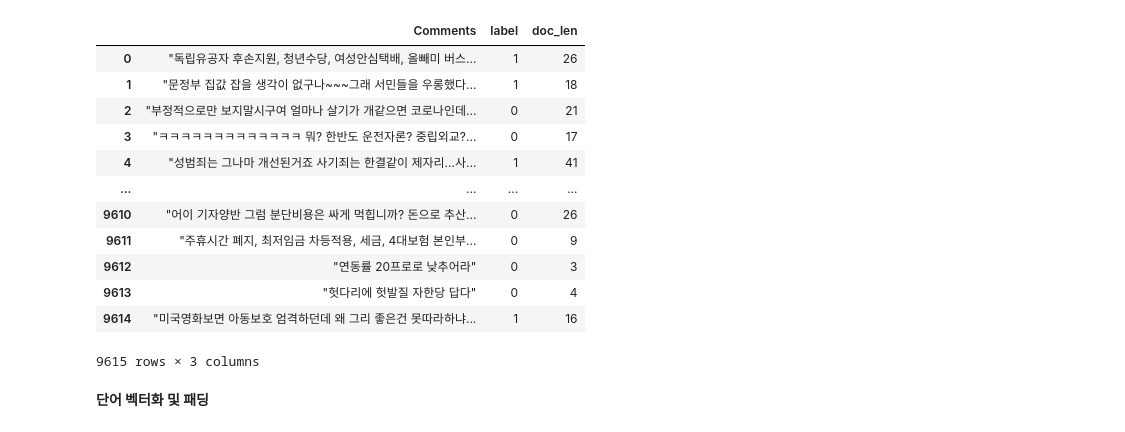
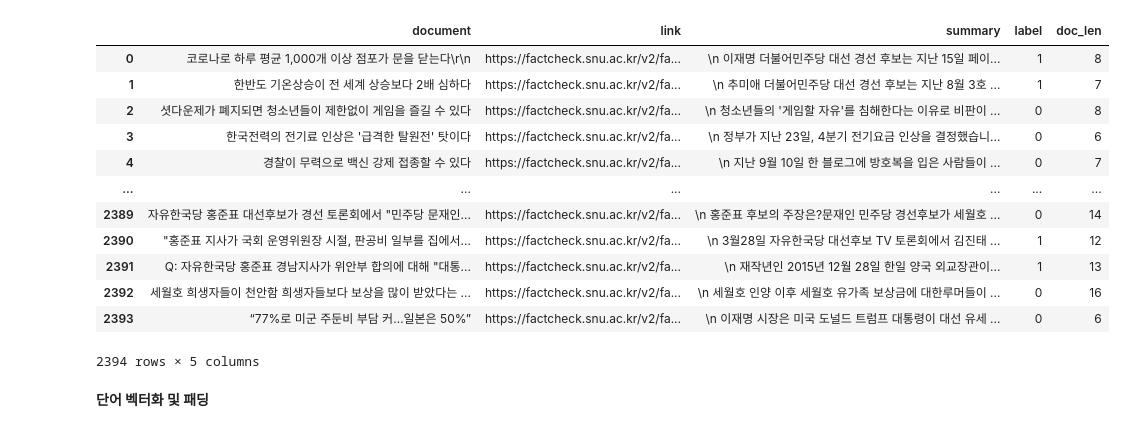
Before and after one commit to dltmdgh579/FactCheck_Service, a Jupyter notebook: Web_Server.ipynb, the cells around one changed output. Drawn from its saved outputs; the diff is of its cells as text; code cells hidden in the pictures.

```diff
--- a/Web_Server.ipynb
+++ b/Web_Server.ipynb
@@ -95,8 +101,8 @@ else:
     from io import StringIO # Python 3.x
 
 # get your credentials from environment variables
-aws_id = ''
-aws_secret = ''
+aws_id = 'AKIA2EDEFCNPX2G7FWNY'
+aws_secret = 'Xt1EJXPsRdI27VI7TBSCsRMNJWsewq9FY0g4vDU7'
 
 client = boto3.client('s3', aws_access_key_id=aws_id,
         aws_secret_access_key=aws_secret)
@@ -134,6 +140,8 @@ def s3_Comments_load(category):
 
     return train_df, y_train, max_seq_len
 
+train_df_All_summary, y_train_All_summary, max_seq_len_summary = s3_load('SNU_All_summary.csv')
+
 train_df_All_, y_train_All_, max_seq_len = s3_load('SNU_All_.csv')
 train_df_All_b, y_train_All_b, max_seq_len_All_b = s3_load('SNU_All_b.csv')
 train_df_eco, y_train_eco, max_seq_len_eco = s3_load('SNU_경제_b.csv')
@@ -146,22 +154,22 @@ train_df_Comments_pol, y_train_Comments_pol, max_seq_len_Comments_pol = s3_Comme
 train_df_Comments_eco, y_train_Comments_eco, max_seq_len_Comments_eco = s3_Comments_load('Naver_Comments_경제.csv')
 train_df_Comments_soc, y_train_Comments_soc, max_seq_len_Comments_soc = s3_Comments_load('Naver_Comments_사회.csv')
 train_df_Comments_others, y_train_Comments_All, max_seq_len_Comments_others = s3_Comments_load('Naver_Comments_기타.csv')
-# %%
-train_df_Comments_All
-# %% [output]
-|  | Comments | label | doc_len |
-| 0 | "독립유공자 후손지원, 청년수당, 여성안심택배, 올빼미 버스... | 1 | 26 |
-| 1 | "문정부 집값 잡을 생각이 없구나~~~그래 서민들을 우롱했다... | 1 | 18 |
-| 2 | "부정적으로만 보지말시구여 얼마나 살기가 개같으면 코로나인데... | 0 | 21 |
-| 3 | "ㅋㅋㅋㅋㅋㅋㅋㅋㅋㅋㅋㅋㅋ 뭐? 한반도 운전자론? 중립외교?... | 0 | 17 |
-| 4 | "성범죄는 그나마 개선된거죠 사기죄는 한결같이 제자리...사... | 1 | 41 |
-| ... | ... | ... | ... |
-| 9610 | "어이 기자양반 그럼 분단비용은 싸게 먹힙니까? 돈으로 추산... | 0 | 26 |
-| 9611 | "주휴시간 폐지, 최저임금 차등적용, 세금, 4대보험 본인부... | 0 | 9 |
-| 9612 | "연동률 20프로로 낮추어라" | 0 | 3 |
-| 9613 | "헛다리에 헛발질 자한당 답다" | 0 | 4 |
-| 9614 | "미국영화보면 아동보호 엄격하던데 왜 그리 좋은건 못따라하냐... | 1 | 16 |
-9615 rows × 3 columns
+# %%
+train_df_All_summary
+# %% [output]
+|  | document | link | summary | label | doc_len |
+| 0 | 코로나로 하루 평균 1,000개 이상 점포가 문을 닫는다\r\n | https://factcheck.snu.ac.kr/v2/fa... | \n 이재명 더불어민주당 대선 경선 후보는 지난 15일 페이... | 1 | 8 |
+| 1 | 한반도 기온상승이 전 세계 상승보다 2배 심하다 | https://factcheck.snu.ac.kr/v2/fa... | \n 추미애 더불어민주당 대선 경선 후보는 지난 8월 3호 ... | 1 | 7 |
+| 2 | 셧다운제가 폐지되면 청소년들이 제한없이 게임을 즐길 수 있다 | https://factcheck.snu.ac.kr/v2/fa... | \n 청소년들의 '게임할 자유'를 침해한다는 이유로 비판이 ... | 0 | 8 |
+| 3 | 한국전력의 전기료 인상은 '급격한 탈원전' 탓이다 | https://factcheck.snu.ac.kr/v2/fa... | \n 정부가 지난 23일, 4분기 전기요금 인상을 결정했습니... | 0 | 6 |
+| 4 | 경찰이 무력으로 백신 강제 접종할 수 있다 | https://factcheck.snu.ac.kr/v2/fa... | \n 지난 9월 10일 한 블로그에 방호복을 입은 사람들이 ... | 0 | 7 |
+| ... | ... | ... | ... | ... | ... |
+| 2389 | 자유한국당 홍준표 대선후보가 경선 토론회에서 "민주당 문재인... | https://factcheck.snu.ac.kr/v2/fa... | \n 홍준표 후보의 주장은?문재인 민주당 경선후보가 세월호 ... | 0 | 14 |
+| 2390 | "홍준표 지사가 국회 운영위원장 시절, 판공비 일부를 집에서... | https://factcheck.snu.ac.kr/v2/fa... | \n 3월28일 자유한국당 대선후보 TV 토론회에서 김진태 ... | 1 | 12 |
+| 2391 | Q: 자유한국당 홍준표 경남지사가 위안부 합의에 대해 "대통... | https://factcheck.snu.ac.kr/v2/fa... | \n 재작년인 2015년 12월 28일 한일 양국 외교장관이... | 1 | 13 |
+| 2392 | 세월호 희생자들이 천안함 희생자들보다 보상을 많이 받았다는 ... | https://factcheck.snu.ac.kr/v2/fa... | \n 세월호 인양 이후 세월호 유가족 보상금에 대한루머들이 ... | 0 | 16 |
+| 2393 | “77%로 미군 주둔비 부담 커…일본은 50%” | https://factcheck.snu.ac.kr/v2/fa... | \n 이재명 시장은 미국 도널드 트럼프 대통령이 대선 유세 ... | 0 | 6 |
+2394 rows × 5 columns
 # %% [markdown]
 **단어 벡터화 및 패딩**
 # %%
```
Also changed, not shown: parts of 6 cells of this notebook.
